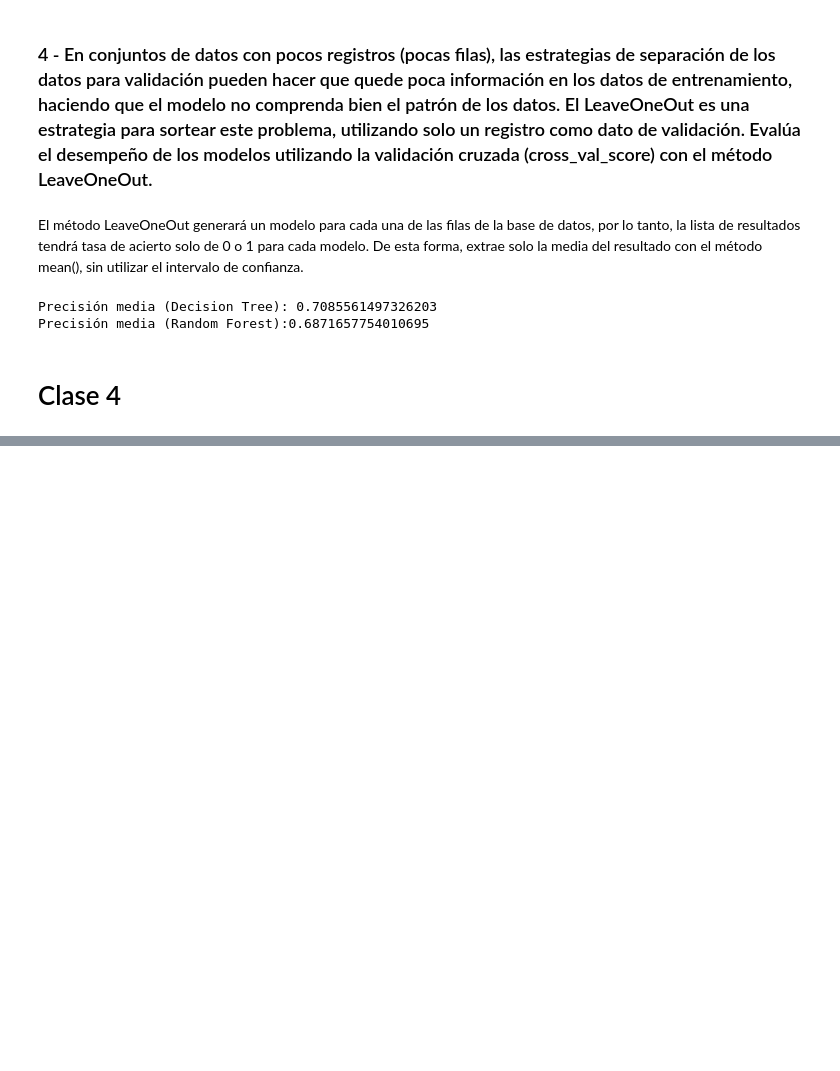
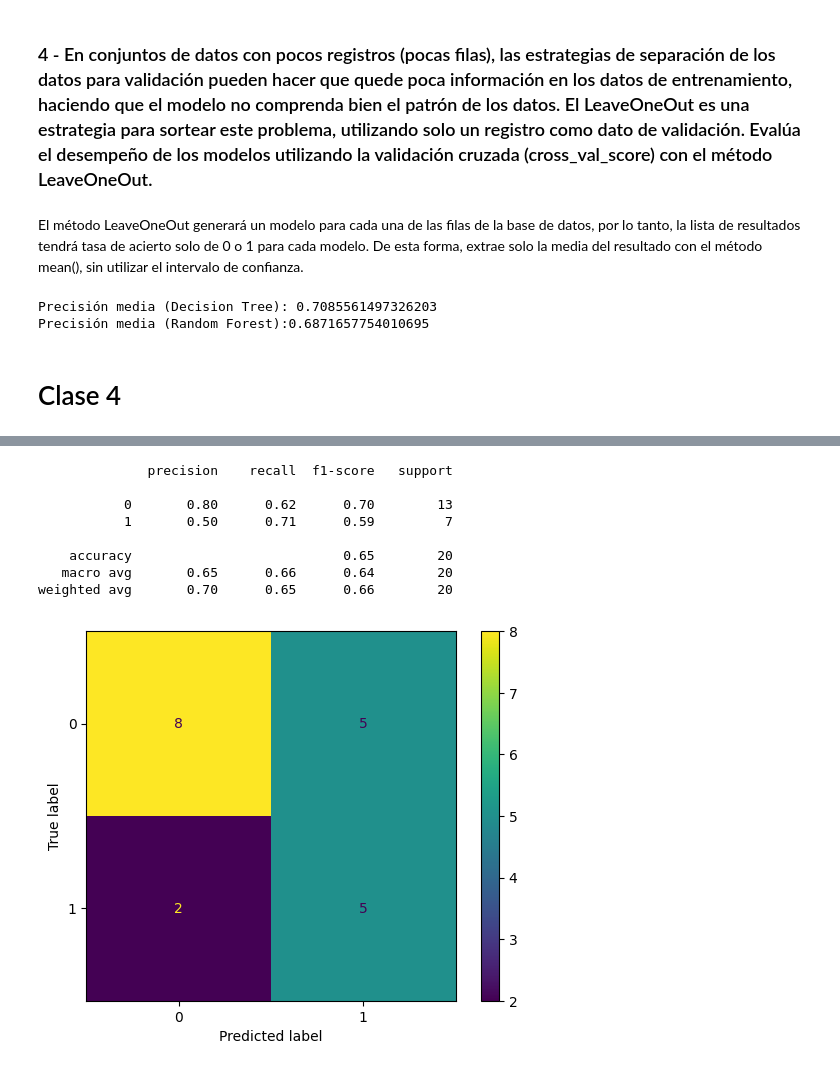
Before and after one commit to Tecindes/Ejercicios-Propuestos, a Jupyter notebook: Ejercicios.ipynb, the cells around one changed output, grey strips where cells are left out. Saved outputs shown, nothing was run; the diff lists cells and outputs as text; code cells hidden in the pictures; blank space fills up the shorter version.

```diff
--- a/Ejercicios.ipynb
+++ b/Ejercicios.ipynb
@@ -609,0 +708,23 @@ Precisión media (Random Forest):0.6871657754010695
+# %%
+# 4 - El modelo que obtuvo mayor rendimiento en las pruebas del desafío fue el RandomForest, usando el max_depth = 2 en la estrategia de
+# undersampling. Por lo tanto, vamos a balancear los datos y utilizar este modelo en todos los datos balanceados. Por último, vamos a validar
+# el modelo en datos de prueba, no vistos hasta ahora:
+undersample = NearMiss(version = 3)
+x_balanceado, y_balanceado = undersample.fit_resample(X, y)
+
+modelo = RandomForestClassifier(max_depth = 2)
+modelo.fit(x_balanceado, y_balanceado)
+y_previsto = modelo.predict(X_test)
+
+print(classification_report(y_test, y_previsto))
+ConfusionMatrixDisplay.from_predictions(y_test, y_previsto);
+# %% [output]
+              precision    recall  f1-score   support
+
+           0       0.80      0.62      0.70        13
+           1       0.50      0.71      0.59         7
+
+    accuracy                           0.65        20
+   macro avg       0.65      0.66      0.64        20
+weighted avg       0.70      0.65      0.66        20
+[figure, added]
```
Also changed, not shown: parts of 18 cells of this notebook.
